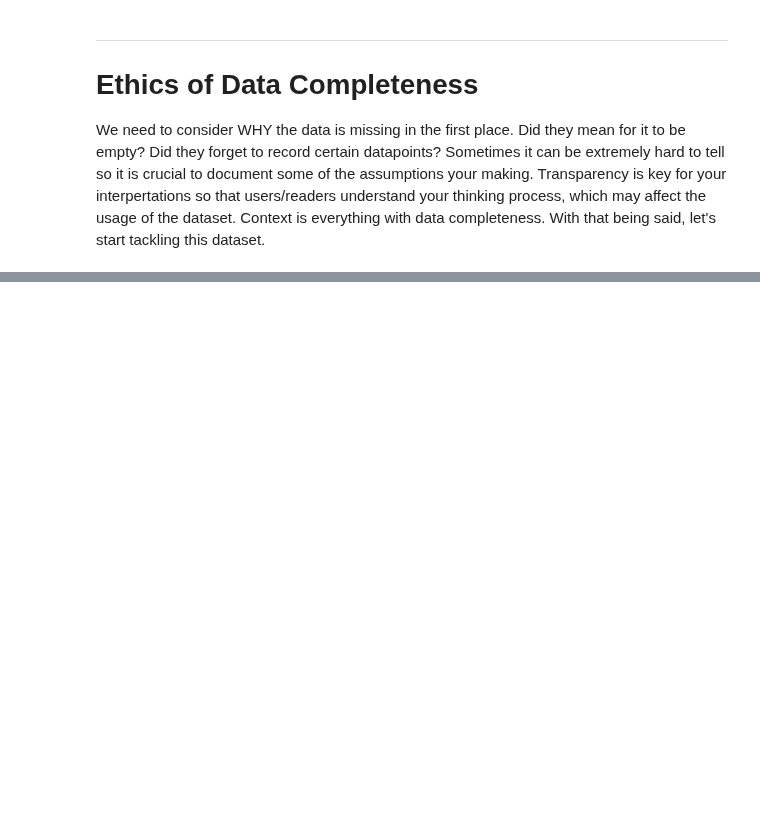
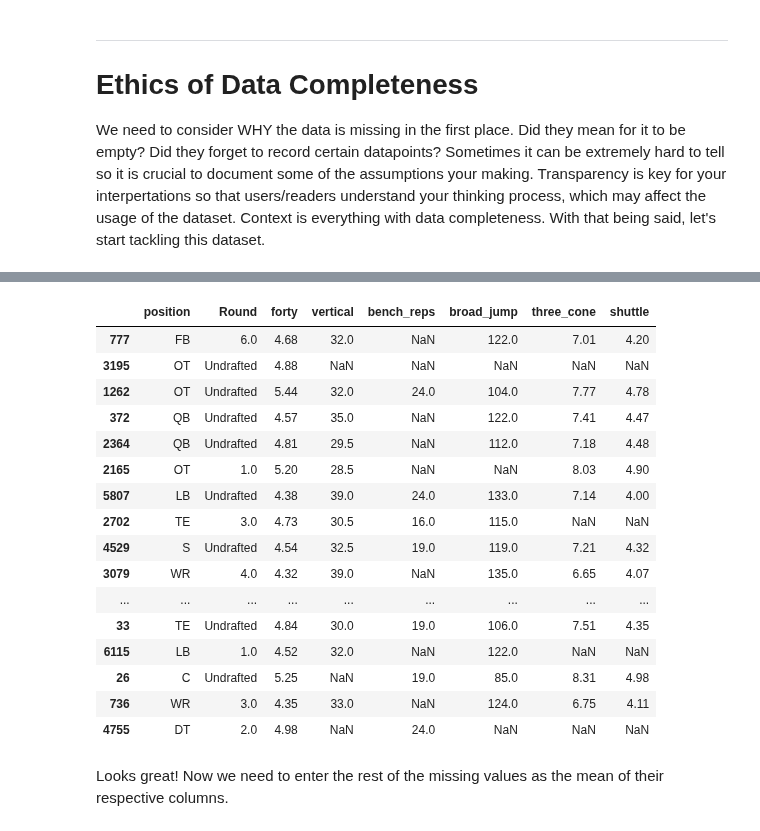
Before and after one commit to schuckers/Charlotte_SCORE_Summer25, a Jupyter notebook: Modules/Intro to Data Cleaning and Imputation by Austin Hayes/Intro to Data Cleaning and Imputation by Austin Hayes.ipynb, the cells around one changed output, grey strips where cells are left out. Drawn from its saved outputs; the diff is of its cells as text; code cells hidden in the pictures; blank space fills up the shorter version.

Commit message:
Update to the Data Cleaning Module

```diff
--- a/Modules/Intro to Data Cleaning and Imputation by Austin Hayes/Intro to Data Cleaning and Imputation by Austin Hayes.ipynb
+++ b/Modules/Intro to Data Cleaning and Imputation by Austin Hayes/Intro to Data Cleaning and Imputation by Austin Hayes.ipynb
@@ -218,0 +219,6 @@ Before getting to that, let's make it simple and create a seperate dataframe for
+# %%
+# Make a copy of the dataset with no missing values
+complete_combine_data = combine_data.dropna()
+
+# Make a dataframe of the missing values
+missing_combine_data = combine_data[combine_data.isnull().any(axis=1)]
@@ -218,0 +281,6 @@ Before getting to that, let's make it simple and create a seperate dataframe for
+# %%
+# Drop rows that are missing all of the combine drill values
+missing_combine_data = missing_combine_data.dropna(subset=['forty', 'vertical','bench_reps','broad_jump','three_cone','shuttle'], how='all')
+
+# Check that they are no longer present
+missing_combine_data[missing_combine_data[['forty', 'vertical','bench_reps','broad_jump','three_cone','shuttle']].isnull().all(axis=1)]
@@ -218,0 +291,6 @@ Before getting to that, let's make it simple and create a seperate dataframe for
+# %%
+# Change the column data type to the object type
+missing_combine_data['Round'] = missing_combine_data['Round'].astype('object')
+
+# Check that the data type has been changed
+missing_combine_data.info()
@@ -218,0 +305,3 @@ Before getting to that, let's make it simple and create a seperate dataframe for
+# %%
+# Replace the missing values in the 'Round' column with 'undrafted'
+missing_combine_data['Round'] = missing_combine_data['Round'].fillna('Undrafted')
@@ -218,0 +314,23 @@ Before getting to that, let's make it simple and create a seperate dataframe for
+# %%
+# Let's check a sample of the data to ensure that the missing values have been replaced correctly
+missing_combine_data.sample(50)
+# %% [output]
+|  | position | Round | forty | vertical | bench_reps | broad_jump | three_cone | shuttle |
+| 777 | FB | 6.0 | 4.68 | 32.0 | NaN | 122.0 | 7.01 | 4.20 |
+| 3195 | OT | Undrafted | 4.88 | NaN | NaN | NaN | NaN | NaN |
+| 1262 | OT | Undrafted | 5.44 | 32.0 | 24.0 | 104.0 | 7.77 | 4.78 |
+| 372 | QB | Undrafted | 4.57 | 35.0 | NaN | 122.0 | 7.41 | 4.47 |
+| 2364 | QB | Undrafted | 4.81 | 29.5 | NaN | 112.0 | 7.18 | 4.48 |
+| 2165 | OT | 1.0 | 5.20 | 28.5 | NaN | NaN | 8.03 | 4.90 |
+| 5807 | LB | Undrafted | 4.38 | 39.0 | 24.0 | 133.0 | 7.14 | 4.00 |
+| 2702 | TE | 3.0 | 4.73 | 30.5 | 16.0 | 115.0 | NaN | NaN |
+| 4529 | S | Undrafted | 4.54 | 32.5 | 19.0 | 119.0 | 7.21 | 4.32 |
+| 3079 | WR | 4.0 | 4.32 | 39.0 | NaN | 135.0 | 6.65 | 4.07 |
+| ... | ... | ... | ... | ... | ... | ... | ... | ... |
+| 33 | TE | Undrafted | 4.84 | 30.0 | 19.0 | 106.0 | 7.51 | 4.35 |
+| 6115 | LB | 1.0 | 4.52 | 32.0 | NaN | 122.0 | NaN | NaN |
+| 26 | C | Undrafted | 5.25 | NaN | 19.0 | 85.0 | 8.31 | 4.98 |
+| 736 | WR | 3.0 | 4.35 | 33.0 | NaN | 124.0 | 6.75 | 4.11 |
+| 4755 | DT | 2.0 | 4.98 | NaN | 24.0 | NaN | NaN | NaN |
+# %% [markdown]
+Looks great! Now we need to enter the rest of the missing values as the mean of their respective columns.
```
Also changed, not shown: parts of 31 cells of this notebook.
